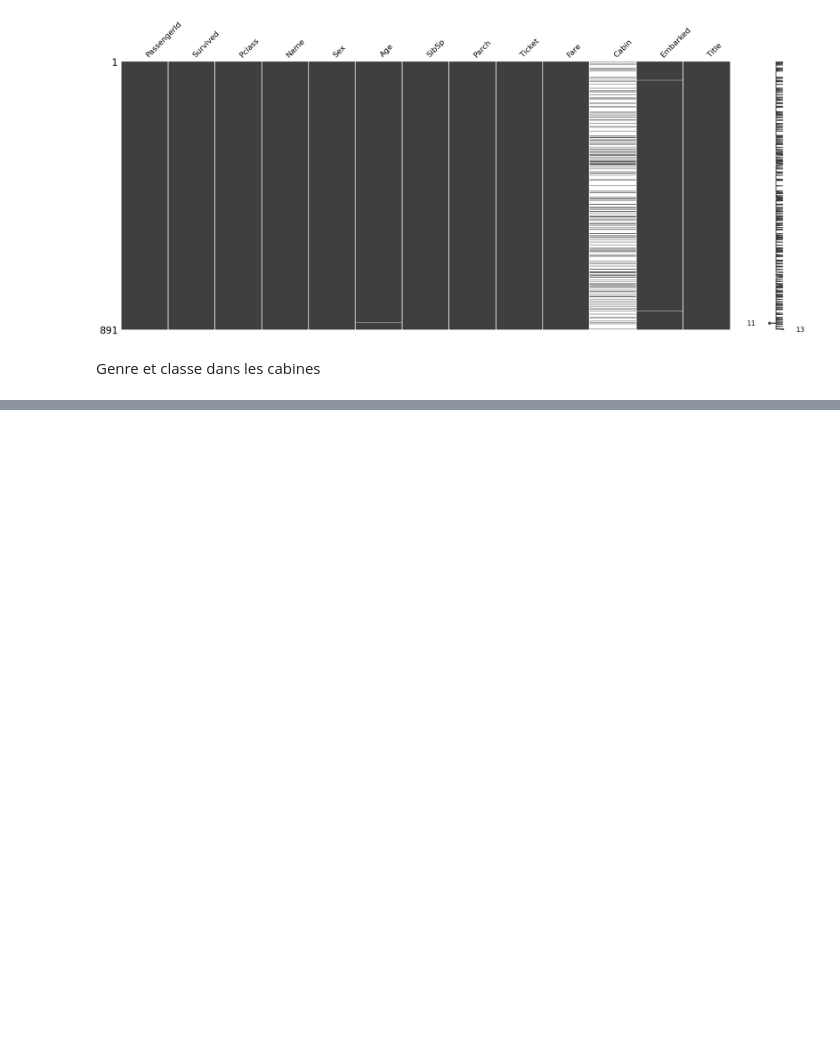
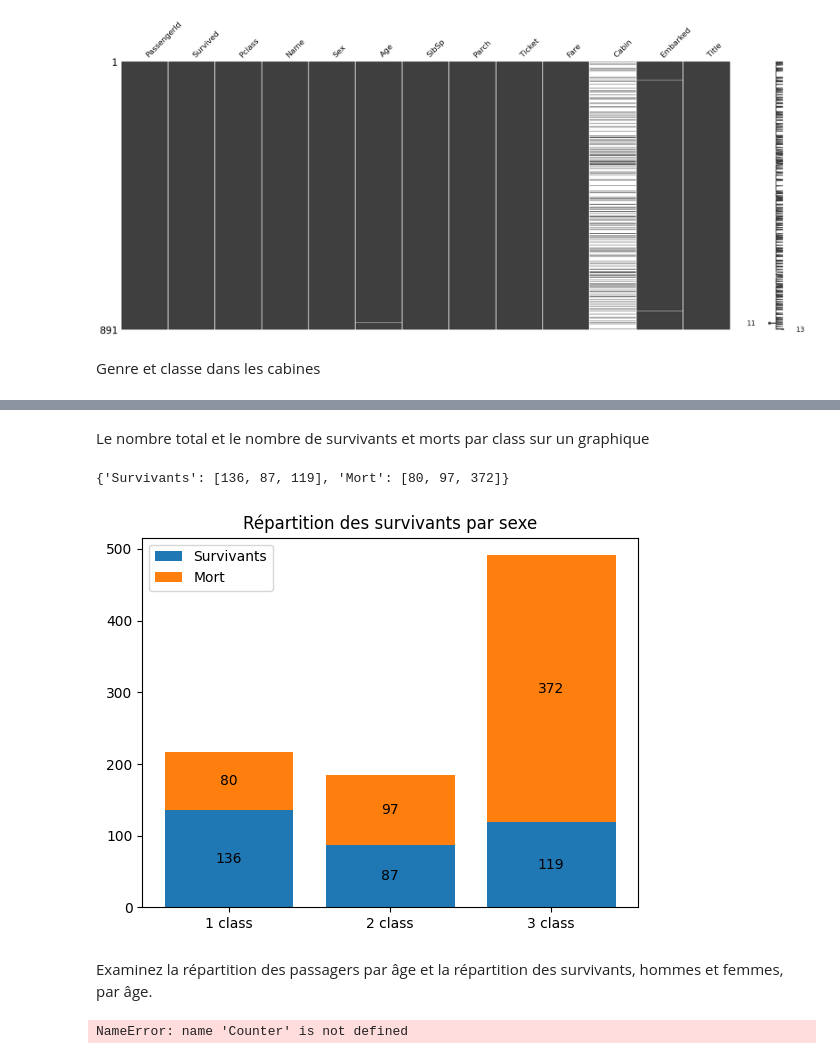
Before and after one commit to kirillsst/Titanic-Model-Kaggle-, a Jupyter notebook: titanic_notebook.ipynb, the cells around one changed output, grey strips where cells are left out. Saved outputs shown, nothing was run; the diff lists cells and outputs as text; code cells hidden in the pictures; blank space fills up the shorter version.

```diff
--- a/titanic_notebook.ipynb
+++ b/titanic_notebook.ipynb
@@ -109,0 +132,50 @@ Females Survivants: 233
+# %% [markdown]
+Le nombre total et le nombre de survivants et morts par class sur un graphique
+# %%
+import pandas as pd
+import matplotlib.pyplot as plt
+import numpy as np
+
+first_class_total = len(train.loc[(train['Pclass'] == 1)])
+second_class_total = len(train.loc[(train['Pclass'] == 2)])
+third_class_total = len(train.loc[(train['Pclass'] == 3)])
+first_class_total_survived = len(train.loc[(train['Pclass'] == 1) & (train['Survived'] == 1)])
+second_class_total_survived = len(train.loc[(train['Pclass'] == 2) & (train['Survived'] == 1)])
+third_class_total_survived = len(train.loc[(train['Pclass'] == 3) & (train['Survived'] == 1)])
+
+count = {
+    "Survivants": [first_class_total_survived, second_class_total_survived, third_class_total_survived],
+    "Mort": [first_class_total-first_class_total_survived, second_class_total-second_class_total_survived, third_class_total-third_class_total_survived]
+}
+print(count)
+
+fig, ax = plt.subplots()
+x = np.zeros(3) # list = [0,0 1 class ; 0,0 2 class; 0, 0; 3 class]
+ax.set_title("Répartition des survivants par sexe")
+for key, count in count.items():
+    i = ax.bar(('1 class', '2 class', '3 class'),count, width=0.8, bottom=x, label=key)
+    x+=count
+    ax.legend()
+    ax.bar_label(i, label_type="center")
+
+plt.show()
+# %% [output]
+{'Survivants': [136, 87, 119], 'Mort': [80, 97, 372]}
+[figure, added]
+# %% [markdown]
+Examinez la répartition des passagers par âge et la répartition des survivants, hommes et femmes, par âge.
+# %%
+
+survivors = train.loc[(train['Survived'] == 1)]
+males_total = len(train.loc[(train['Sex'] == 'male')])
+females_total = len(train.loc[(train['Sex'] == 'female')])
+first_class_total = len(train.loc[(train['Pclass'] == 1)])
+second_class_total = len(train.loc[(train['Pclass'] == 2)])
+third_class_total = len(train.loc[(train['Pclass'] == 3)])
+
+num_of_ages = len(dict(Counter(survivors['Age'])).keys())
+
+
+fig, ax = plt.subplots()
+# %% [output]
+NameError: name 'Counter' is not defined
```
Also changed, not shown: parts of 5 cells of this notebook.
